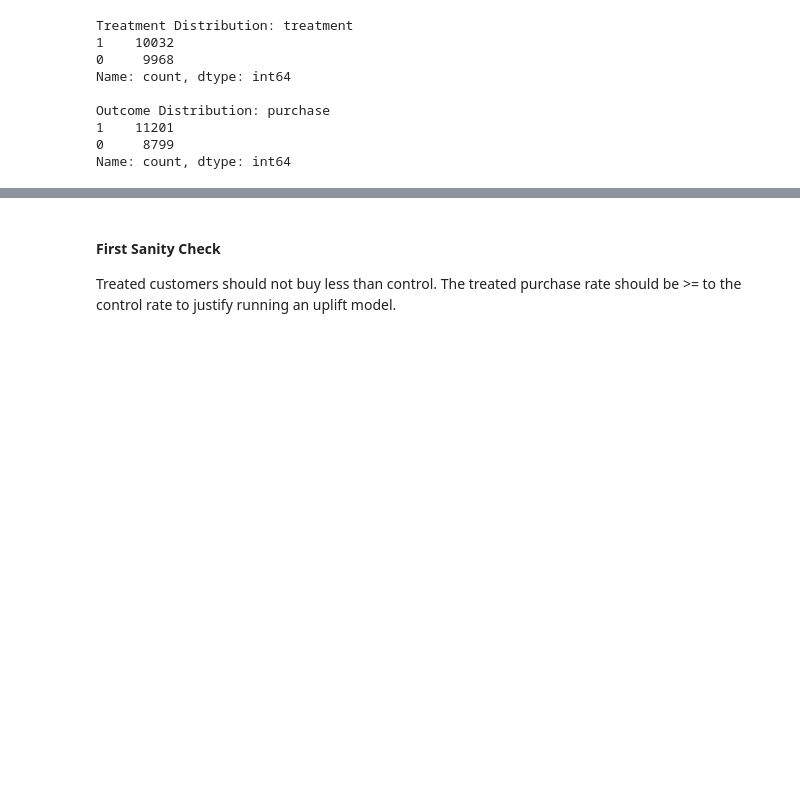
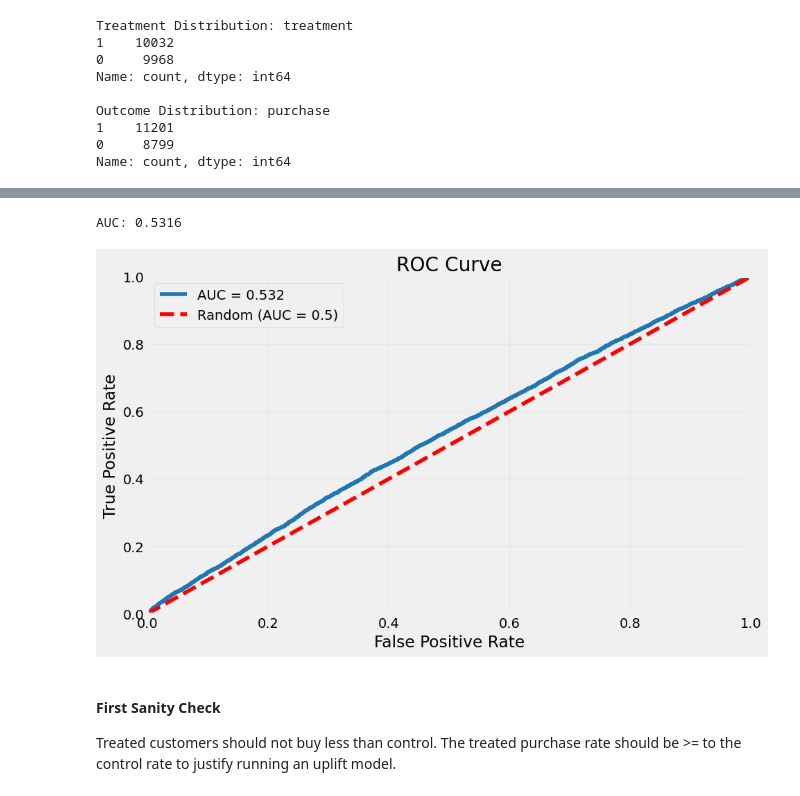
Before and after one commit to MaxAlexStumpf/Uplift-Modeling, a Jupyter notebook: Code/uplift.ipynb, the cells around one changed output, grey strips where cells are left out. Saved outputs shown, nothing was run; the diff lists cells and outputs as text; code cells hidden in the pictures; blank space fills up the shorter version.

```diff
--- a/Code/uplift.ipynb
+++ b/Code/uplift.ipynb
@@ -41,3 +43,42 @@ Name: count, dtype: int64
+# %%
+from sklearn.preprocessing import StandardScaler
+from sklearn.linear_model import LogisticRegression
+from sklearn.metrics import roc_auc_score, roc_curve
+import matplotlib.pyplot as plt
+
+features_cols = [col for col in df.columns if col not in ["treatment", "purchase", "unique_id"]]
+
+X = df[features_cols]
+y = df["treatment"]
+
+X_scaled = StandardScaler().fit_transform(X)
+
+model = LogisticRegression(random_state=42, max_iter=1000)
+model.fit(X_scaled, y)
+
+y_pred =model.predict_proba(X_scaled)[:, 1]
+
+auc = roc_auc_score(y, y_pred)
+print(f"AUC: {auc:.4f}")
+# %% [output]
+AUC: 0.5316
+# %%
+from matplotlib import pyplot as plt
+
+fpr, tpr, _ = roc_curve(y, y_pred)
+plt.figure(figsize = (10,6))
+plt.plot(fpr, tpr, label=f"AUC = {auc:.3f}", color = "#1f77b4")
+plt.plot([0, 1], [0, 1], linestyle='--', color= "red", label = "Random (AUC = 0.5)")
+plt.xlim([0, 1])
+plt.ylim([0, 1])
+plt.xlabel("False Positive Rate")
+plt.ylabel("True Positive Rate")
+plt.title("ROC Curve")
+plt.legend()
+plt.grid(alpha = 0.2)
+plt.show()
+# %% [output]
+[figure, added]
 # %% [markdown]
 #### First Sanity Check ####
 Treated customers should not buy less than control. The treated purchase rate should be >= to the control rate to justify running an uplift model.
```
Also changed, not shown: parts of 7 cells of this notebook.
